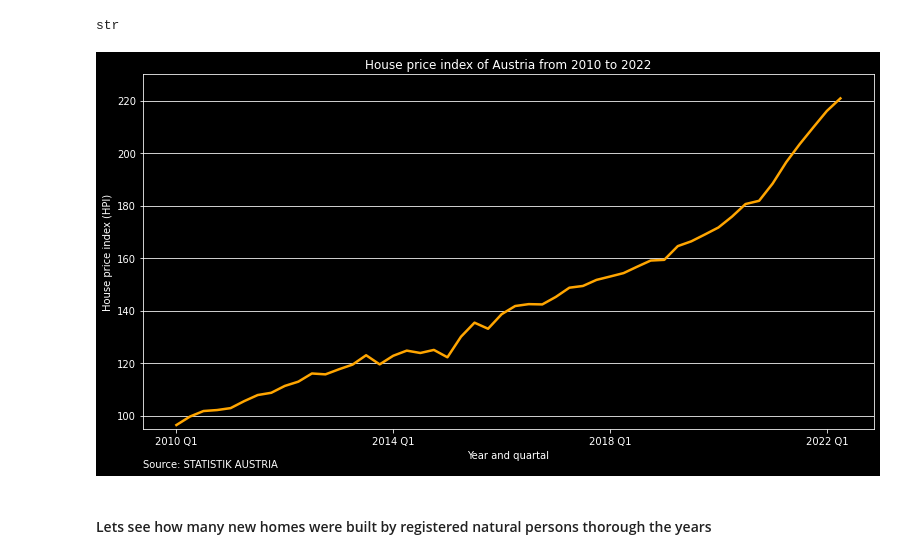
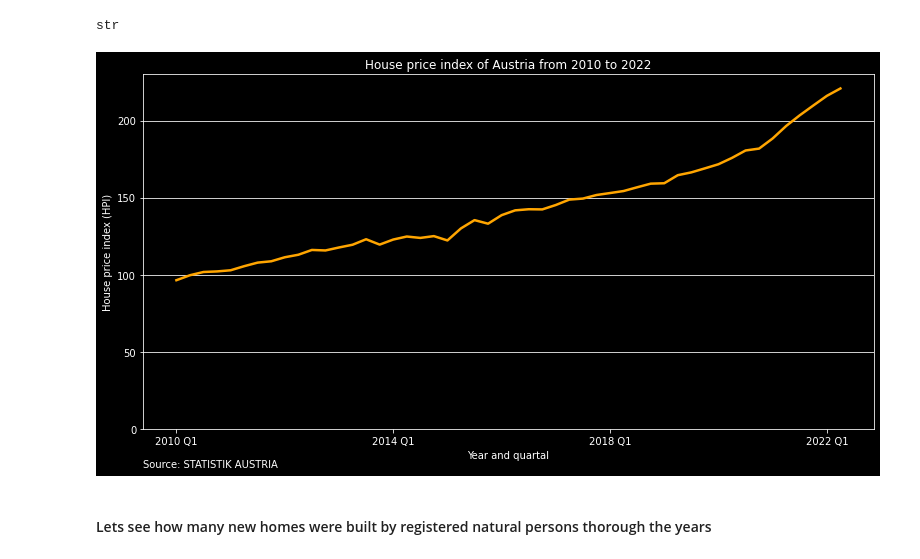
Before and after one commit to zarredominic/story_map_data_viz, a Jupyter notebook: eda_of_datasources.ipynb, the cells around one changed output. Saved outputs shown, nothing was run; the diff lists cells and outputs as text; code cells hidden in the pictures.

```diff
--- a/eda_of_datasources.ipynb
+++ b/eda_of_datasources.ipynb
@@ -408,22 +408,22 @@ hpi_austria_df["Gesamtindex"] = hpi_austria_df["Gesamtindex"].str.replace(',', "
 # %%
 plt.style.use('dark_background')
 plt.figure(figsize=(11,6), tight_layout=True)
-plt.ylim(95, 230)
+plt.ylim(0, 230)
 plt.plot(hpi_austria_df['Year (Quartal)'], hpi_austria_df['Gesamtindex'], color="orange", linewidth=2.5)
 plt.grid(axis = 'y')
 # specify the tick positions and labels
 plt.xticks(["2010 Q1", "2014 Q1", "2018 Q1", "2022 Q1"], ["2010 Q1", "2014 Q1", "2018 Q1", "2022 Q1"])
 
 
 plt.title('House price index of Austria from 2010 to 2022')
 plt.ylabel('House price index (HPI)')
 plt.xlabel('Year and quartal')
 # add the data source
 plt.annotate("Source: STATISTIK AUSTRIA", (0,0), (0, -30), xycoords="axes fraction", textcoords="offset points", va="top")
 plt.savefig("imgs/house_price_index_austria_2012_2022.png", format="png", dpi=300)
 plt.show()
 # %% [output]
-[figure, old version]
+[figure, new version]
 # %% [markdown]
 #### Lets see how many new homes were built by registered natural persons thorough the years
 # %%
```
Also changed, not shown: parts of 1 cell of this notebook.
